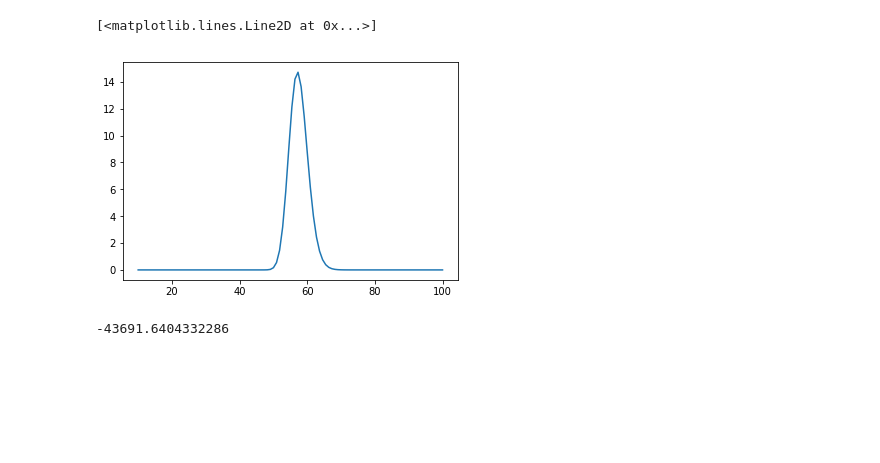
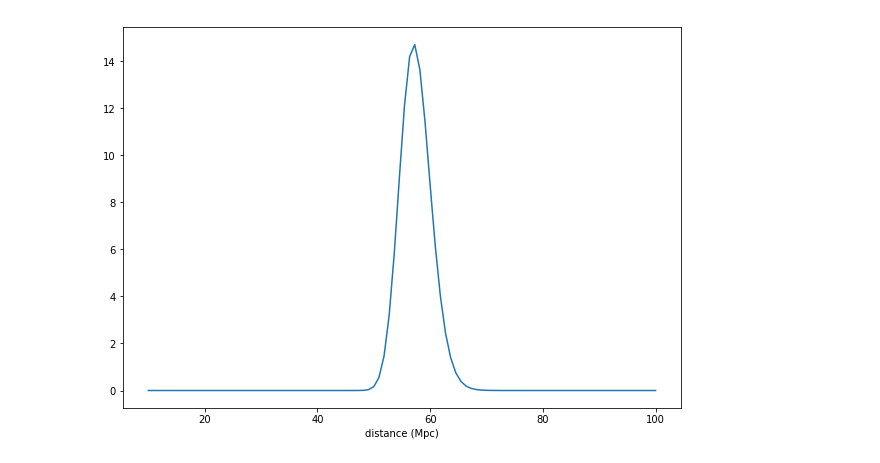
Before and after one commit to mattpitkin/gw_notebooks, a Jupyter notebook: EstimateDistance.ipynb, the cells around one changed output. Saved outputs shown, nothing was run; the diff lists cells and outputs as text; code cells hidden in the pictures; blank space fills up the shorter version.

Commit message:
EstimateDistance.ipynb: add some words to the notebook

```diff
--- a/EstimateDistance.ipynb
+++ b/EstimateDistance.ipynb
@@ -28,6 +34,8 @@ def fdwaveform(phiref, deltaF, m1, m2, fmin, dist, incl, spin1x=0., spin1y=0., s
         fmin (float): the lower bound on frequency (Hz)
         dist (float): the source distance (in Mpc)
         incl (float): the source inclination angle (rads)
+        spin1x,y,z (float): the spin components of the first binary component
+        spin2x,y,z (float): the spin components of the second binary component
         fmax (float): maximum frequency for signal (Hz) (default of 0 computes signal up to ISCO for TaylorF2)
         fref (float): the reference frequency (Hz) (defaults to fmin)
 
@@ -312,11 +383,9 @@ pl.plot(timeshifts-timec, posttime)
 # %%
 # plot distance posterior
 postdist = np.array([np.sum(p) for p in post.T])
-pl.plot(dists, postdist)
+
+fig, ax = pl.subplots(figsize=(10,7))
+ax.plot(dists, postdist)
+ax.set_xlabel(r'distance (Mpc)');
 # %% [output]
-[<matplotlib.lines.Line2D at 0x...>]
-[figure, old version]
+[figure, new version]
-# %%
-np.max(logL.flatten())
-# %% [output]
--43691.6404332286
```
Also changed, not shown: parts of 24 cells of this notebook.
